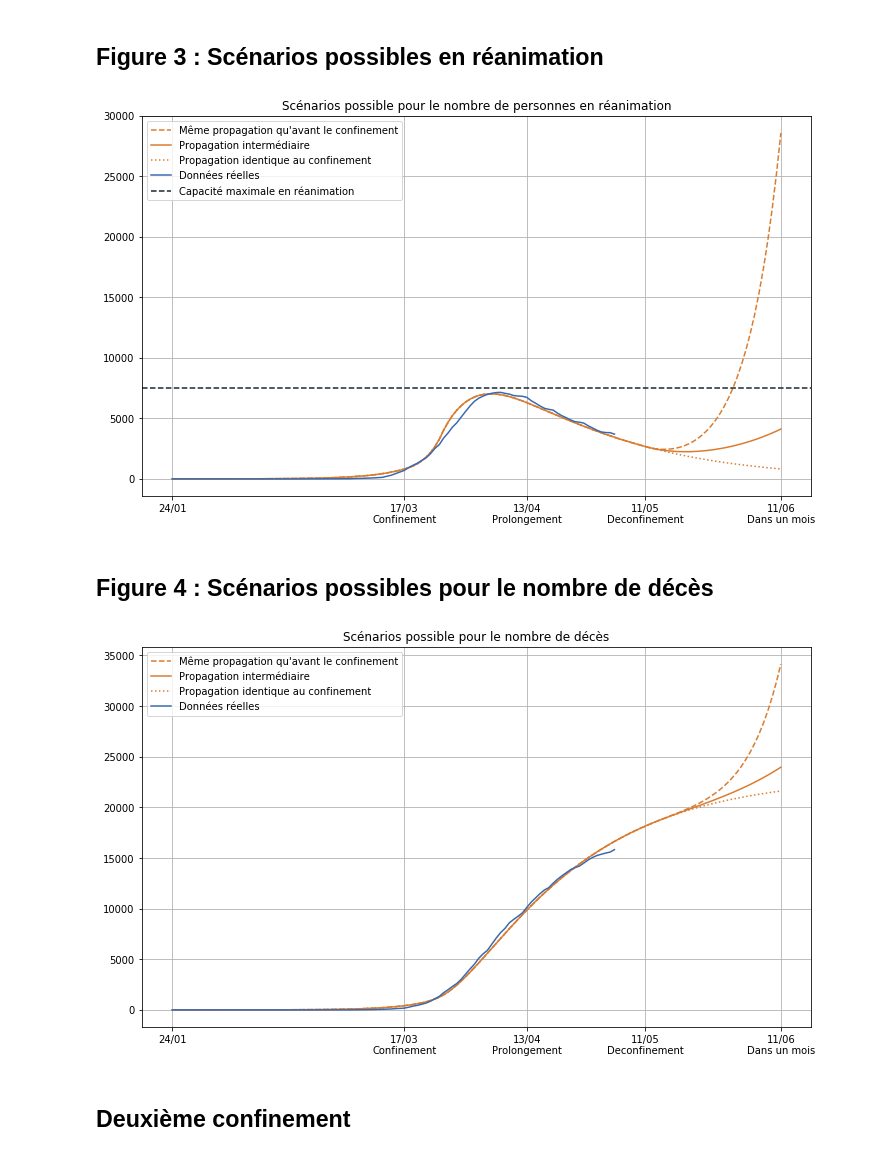
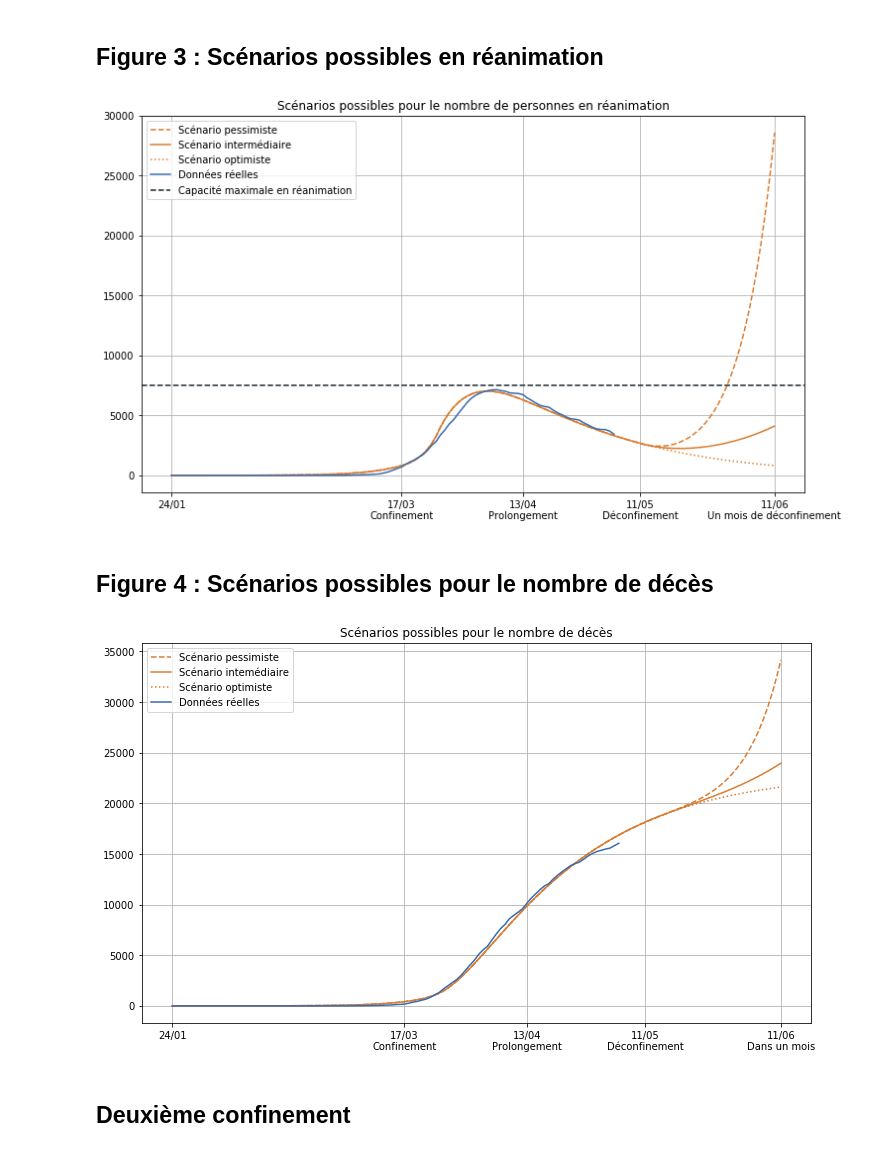
Before and after one commit to cristal-smac/covid, a Jupyter notebook: covid_simulation.ipynb, the cells around one changed output. Saved outputs shown, nothing was run; the diff lists cells and outputs as text; code cells hidden in the pictures.

```diff
--- a/covid_simulation.ipynb
+++ b/covid_simulation.ipynb
@@ -1262,7 +1263,7 @@ avant_confinement = data.loc[:'2020-03-16'].shape[0]
 renforcement = data.loc[:'2020-03-24'].shape[0]
 prolongement = data.loc[:'2020-04-13'].shape[0]
 aujourdhui = len(data.index) - 1
-deconfinement = aujourdhui + 7
+deconfinement = aujourdhui + 6
 #deconfinement = data.loc[:'2020-05-11'].shape[0]
 # %%
 periodes_confinement = [avant_confinement, renforcement - avant_confinement, prolongement - renforcement, aujourdhui - prolongement]
@@ -1338,7 +1339,7 @@ plt.savefig("slides/figure2.jpg", dpi=dpi)
 # %% [markdown]
 ## Figure 3 : Scénarios possibles en réanimation
 # %%
-def scenario(listeTaux, category="G", label="Scenario 1", linestyle='solid'):
+def scenario(listeTaux, category="G", label=None, linestyle='solid', color=couleur_b):
     tauxInfecteInitial = candidat[-5]
     tauxGraves = candidat[-4]
     tauxRemis = candidat[-3]
@@ -1359,48 +1360,48 @@ def scenario(listeTaux, category="G", label="Scenario 1", linestyle='solid'):
     SIGRM_increment(S, I, G, R, M, liste_taux, tauxRemis, tauxGraves, tauxRemisGraves, tauxMortalite)
     SIGRM_increment(S, I, G, R, M, listeTaux, tauxRemis, tauxGraves, tauxRemisGraves, tauxMortalite)
     if category == "G":
-        plt.plot(np.array(G)*67000000, label=label, color=couleur_b, linestyle=linestyle)
+        plt.plot(np.array(G)*67000000, label=label, color=color, linestyle=linestyle)
     if category == "M":
-        plt.plot(np.array(M)*67000000, label=label, color=couleur_b, linestyle=linestyle)
+        plt.plot(np.array(M)*67000000, label=label, color=color, linestyle=linestyle)
 # %%
 fig, ax = plt.subplots(figsize=(12,7))
 
-scenario([candidat[3]]*7+[candidat[0]]*31, "G", label="Même propagation qu'avant le confinement", linestyle='dashed')
-scenario([candidat[3]]*7+[taux_intermediaire]*31, "G", label="Propagation intermédiaire", linestyle='-')
-scenario([candidat[3]]*38, "G", label="Propagation identique au confinement", linestyle='dotted')
+scenario([candidat[3]]*6+[candidat[0]]*31, "G", label="Scénario pessimiste", linestyle='dashed')
+scenario([candidat[3]]*6+[taux_intermediaire]*31, "G", label="Scénario intermédiaire", linestyle='-')
+scenario([candidat[3]]*37, "G", label="Scénario optimiste", linestyle='dotted')
 plt.plot(data_objectif_ministere[2]*67000000, label="Données réelles", color=couleur_a)
 plt.axhline(y=7500, label="Capacité maximale en réanimation", color='#16262E', linestyle='dashed')
 
 plt.grid()
 plt.xticks([0, avant_confinement, prolongement, deconfinement, deconfinement+31],
-           ('24/01', '17/03\nConfinement', '13/04\nProlongement', '11/05\nDeconfinement', '11/06\nDans un mois'),
+           ('24/01', '17/03\nConfinement', '13/04\nProlongement', '11/05\nDéconfinement', '11/06\nUn mois de déconfinement'),
            rotation=0)
 
-plt.title("Scénarios possible pour le nombre de personnes en réanimation")
+plt.title("Scénarios possibles pour le nombre de personnes en réanimation")
 plt.legend()
 plt.savefig("slides/figure3.jpg", dpi=dpi)
 # %% [output]
-[figure, old version]
+[figure, new version]
 # %% [markdown]
 ## Figure 4 : Scénarios possibles pour le nombre de décès
 # %%
 fig, ax = plt.subplots(figsize=(12,7))
 
-scenario([candidat[3]]*7 + [candidat[0]]*31, "M", "Même propagation qu'avant le confinement", linestyle='dashed')
-scenario([candidat[3]]*7 + [taux_intermediaire]*31, "M", "Propagation intermédiaire", linestyle='-')
-scenario([candidat[3]]*38, "M", "Propagation identique au confinement", linestyle='dotted')
+scenario([candidat[3]]*6 + [candidat[0]]*31, "M", "Scénario pessimiste", linestyle='dashed')
+scenario([candidat[3]]*6 + [taux_intermediaire]*31, "M", "Scénario intemédiaire", linestyle='-')
+scenario([candidat[3]]*37, "M", "Scénario optimiste", linestyle='dotted')
 plt.plot(data_objectif_ministere[4]*67000000, label="Données réelles", color=couleur_a)
 
 plt.xticks([0, avant_confinement, prolongement, deconfinement, deconfinement+31],
-           ('24/01', '17/03\nConfinement', '13/04\nProlongement', '11/05\nDeconfinement', '11/06\nDans un mois'),
+           ('24/01', '17/03\nConfinement', '13/04\nProlongement', '11/05\nDéconfinement', '11/06\nDans un mois'),
            rotation=0)
 
-plt.title("Scénarios possible pour le nombre de décès")
+plt.title("Scénarios possibles pour le nombre de décès")
 plt.grid()
 plt.legend()
 plt.savefig("slides/figure4.jpg", dpi=dpi)
 # %% [output]
-[figure, old version]
+[figure, new version]
 # %% [markdown]
 ## Deuxième confinement
 # %% [markdown]
```
Also changed, not shown: parts of 12 cells of this notebook, 9 other files.
